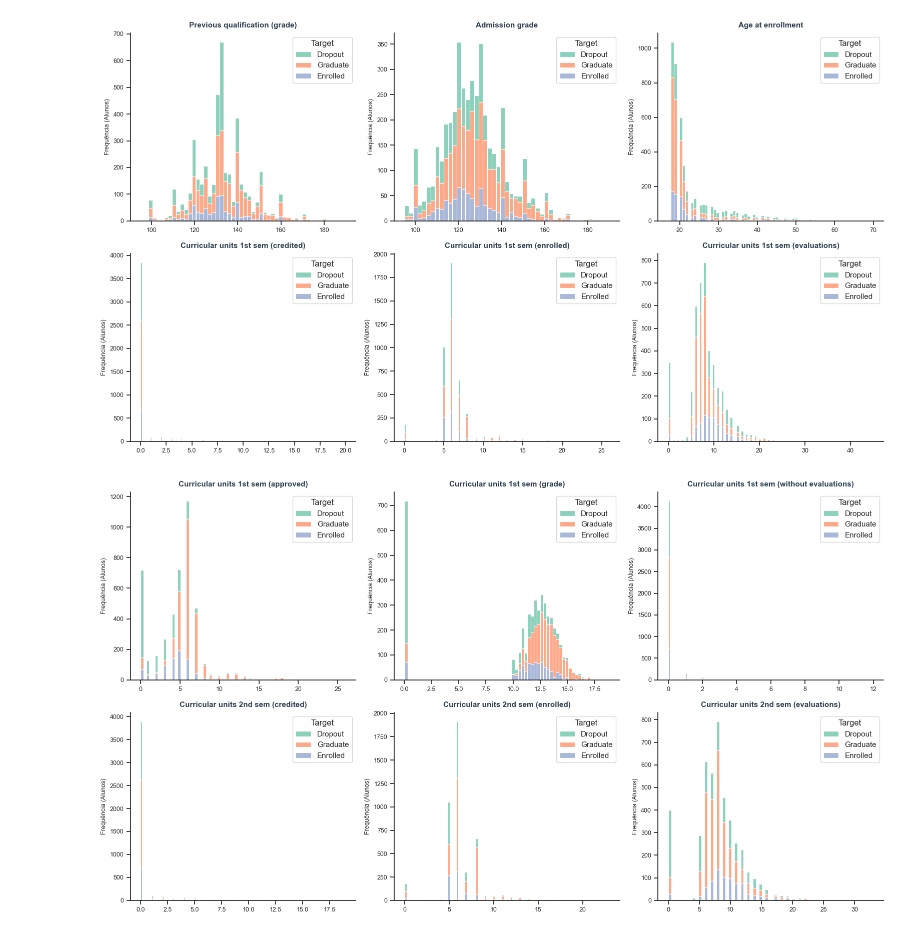
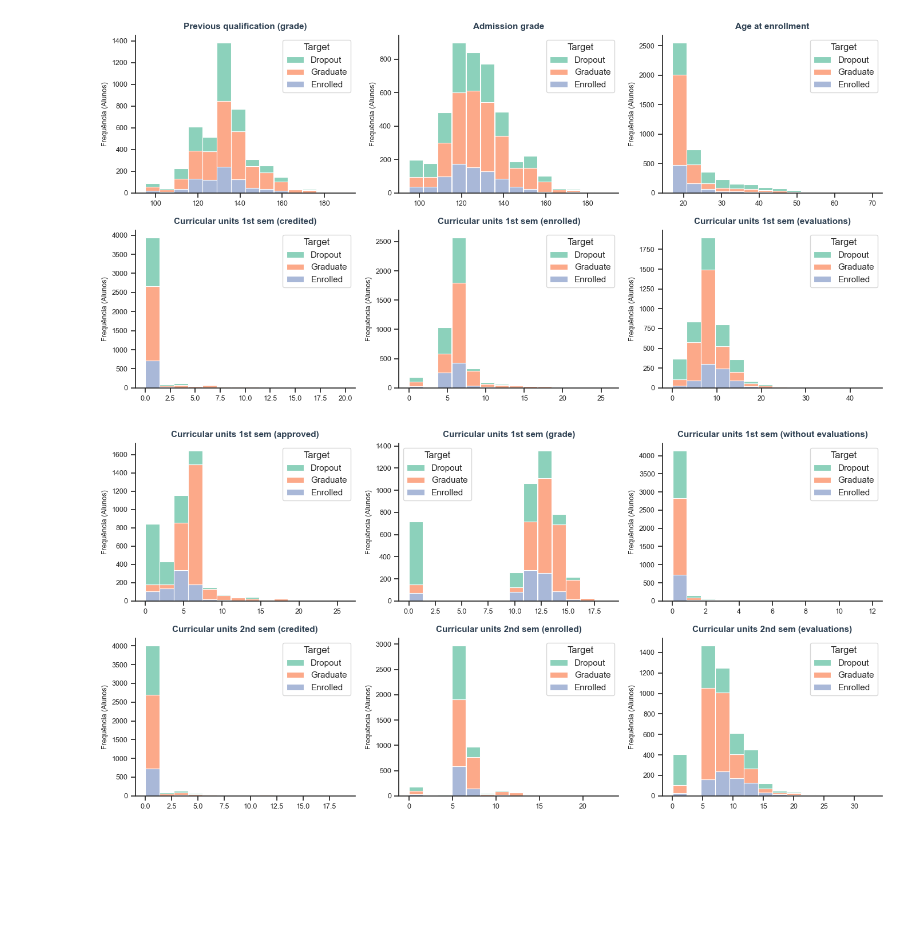
Before and after one commit to mateuscostasanches/FinalProject-DataScience, a Jupyter notebook: 02_Análise_Descritiva/Atividade3.ipynb, the cells around one changed output. Drawn from its saved outputs; the diff is of its cells as text; code cells hidden in the pictures; blank space fills up the shorter version.

```diff
--- a/02_Análise_Descritiva/Atividade3.ipynb
+++ b/02_Análise_Descritiva/Atividade3.ipynb
@@ -99,37 +103,0 @@ for coluna_x, coluna_y in pares_de_variaveis:
-# %%
-
-cores = sns.color_palette('Pastel1')
-colunas_para_pizza = []
-
-for col in colunas_categoricas:
-    quantidade_classes = students_df[col].nunique()
-    if quantidade_classes <= 5:
-        colunas_para_pizza.append(col)
-
-graficos_por_janela = 6
-
-while len(colunas_para_pizza) > 0:
-    bloco_atual = colunas_para_pizza[:graficos_por_janela]
-    colunas_para_pizza = colunas_para_pizza[graficos_por_janela:]
-    fig, axes = plt.subplots(2, 3, figsize=(18, 10))
-    axes = axes.flatten()
-
-    for i, coluna in enumerate(bloco_atual):
-        contagem = students_df[coluna].value_counts()
-
-        axes[i].pie(
-            contagem,
-            labels=contagem.index,
-            autopct='%1.2f%%',
-            startangle=90,
-            colors=cores,
-            textprops={'fontsize': 10}
-        )
-
-        axes[i].set_title(f'Gráfico de Setores: {coluna}', fontsize=12, fontweight='bold', pad=10)
-
-    for j in range(len(bloco_atual), len(axes)):
-        fig.delaxes(axes[j])
-
-    plt.tight_layout()
-    plt.show()
@@ -139,5 +132,4 @@ while len(colunas_para_pizza) > 0:
 # %%
-
 # Histograma de Distribuição de Frequência por Rótulo da classe Target
 
 sns.set_theme(style="ticks")
@@ -148,35 +140,36 @@ while len(colunas_para_processar) > 0:
     bloco_atual = colunas_para_processar[:graficos_por_janela]
     colunas_para_processar = colunas_para_processar[graficos_por_janela:]
 
-    fig, axes = plt.subplots(2, 3, figsize=(16, 9))
+    fig, axes = plt.subplots(2, 3, figsize=(14, 7))
     axes = axes.flatten()
 
     for i, coluna in enumerate(bloco_atual):
         sns.histplot(
             data=students_df,
             x=coluna,
             hue='Target',
             multiple='stack',
+            bins = 14,
             kde=False,
             discrete=False,
             shrink=0.98,
             palette='Set2',
             edgecolor='white',
             linewidth=0.8,
             ax=axes[i]
         )
 
         axes[i].set_title(coluna, fontsize=11, fontweight='bold', pad=8, color='#2c3e50')
         axes[i].set_xlabel('')
         axes[i].set_ylabel('Frequência (Alunos)', fontsize=9)
         axes[i].tick_params(labelsize=9)
 
     for j in range(len(bloco_atual), len(axes)):
         fig.delaxes(axes[j])
 
     sns.despine()
     plt.tight_layout()
     plt.show()
 # %% [output]
-[figure, old version]
+[figure, new version]
-[figure, old version]
+[figure, new version]
```
Also changed, not shown: parts of 12 cells of this notebook, 1 other file.
